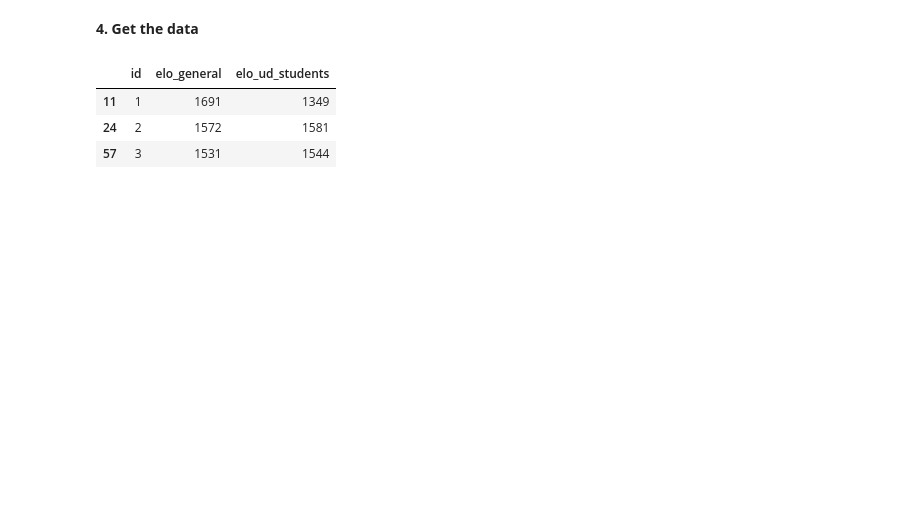
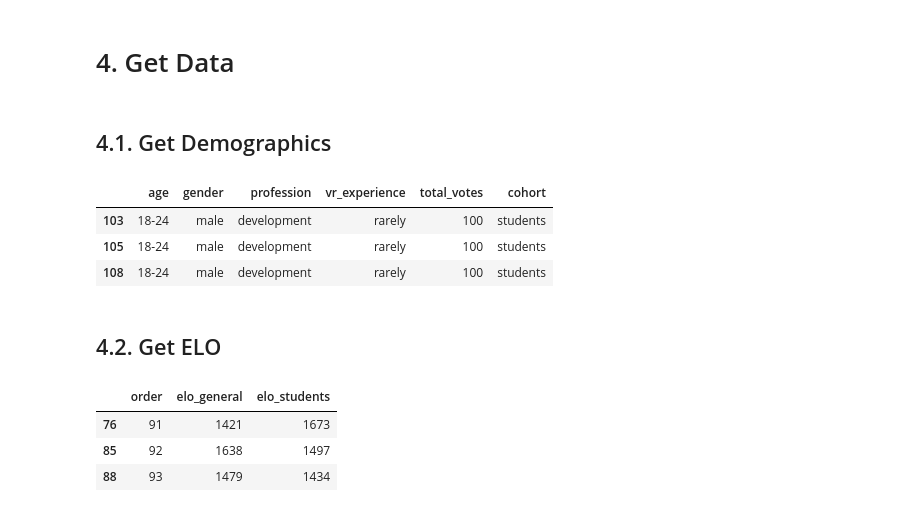
Before and after one commit to KeremDUZENLI/python-sklearn-machine-learning, a Jupyter notebook: main_dataset.ipynb, the cells around one changed output. Drawn from its saved outputs; the diff is of its cells as text; code cells hidden in the pictures; blank space fills up the shorter version.

```diff
--- a/main_dataset.ipynb
+++ b/main_dataset.ipynb
@@ -37,26 +35,60 @@ os.makedirs("exports", exist_ok=True)
 # %% [markdown]
-**4. Get the data**
+# 4. Get Data
+# %% [markdown]
+## 4.1. Get Demographics
+# %%
+def get_demographics():
+    query = """
+        SELECT
+            s.age,
+            s.gender,
+            s.profession,
+            s.experience AS vr_experience,
+            COUNT(v.created_at) AS total_votes
+        FROM surveys s
+        LEFT JOIN votes v ON s.username = v.username
+        GROUP BY s.username, s.age, s.gender, s.profession, s.experience
+    """
+
+    df_old = pd.read_sql(query, engine_old)
+    df_new = pd.read_sql(query, engine_new)
+
+    df_old['cohort'] = 'general'
+    df_new['cohort'] = 'students'
+    df = pd.concat([df_old, df_new], ignore_index=True)
+
+    return df.sort_values(by=['cohort', 'total_votes'], ascending=[True, False])
+
+
+df_demo = get_demographics()
+df_demo.to_csv("exports/csv/demographics.csv", index=False)
+display(df_demo.tail(3))
+# %% [output]
+|  | age | gender | profession | vr_experience | total_votes | cohort |
+| 103 | 18-24 | male | development | rarely | 100 | students |
+| 105 | 18-24 | male | development | rarely | 100 | students |
+| 108 | 18-24 | male | development | rarely | 100 | students |
+# %% [markdown]
+## 4.2. Get ELO
 # %%
 def get_elo_comparison():
     query = "SELECT image, elo FROM ratings"
 
     df_old = pd.read_sql(query, engine_old)
     df_new = pd.read_sql(query, engine_new)
 
-    df = pd.merge(df_old, df_new, on='image', suffixes=('_general', '_ud_students'))
+    df = pd.merge(df_old, df_new, on='image', suffixes=('_general', '_students'))
+    df['order'] = df['image'].str.replace(r'\D+', '', regex=True).astype(int)
+    df = df[['order', 'elo_general', 'elo_students']]
 
-    # Clean 'image' column (remove '.jpg', etc.) and convert to int
-    df['id'] = df['image'].str.replace(r'\D+', '', regex=True).astype(int)
-
-    df = df[['id', 'elo_general', 'elo_ud_students']]
-    return df.sort_values('id')
+    return df.sort_values('order')
 
 
 df_elo = get_elo_comparison()
-df_elo.to_csv("exports/elo_comparison.csv", index=False)
-display(df_elo.head(3))
+df_elo.to_csv("exports/csv/elo_comparison.csv", index=False)
+display(df_elo.tail(3))
 # %% [output]
-|  | id | elo_general | elo_ud_students |
-| 11 | 1 | 1691 | 1349 |
-| 24 | 2 | 1572 | 1581 |
-| 57 | 3 | 1531 | 1544 |
+|  | order | elo_general | elo_students |
+| 76 | 91 | 1421 | 1673 |
+| 85 | 92 | 1638 | 1497 |
+| 88 | 93 | 1479 | 1434 |
```
Also changed, not shown: parts of 18 cells of this notebook, 4 other files.
